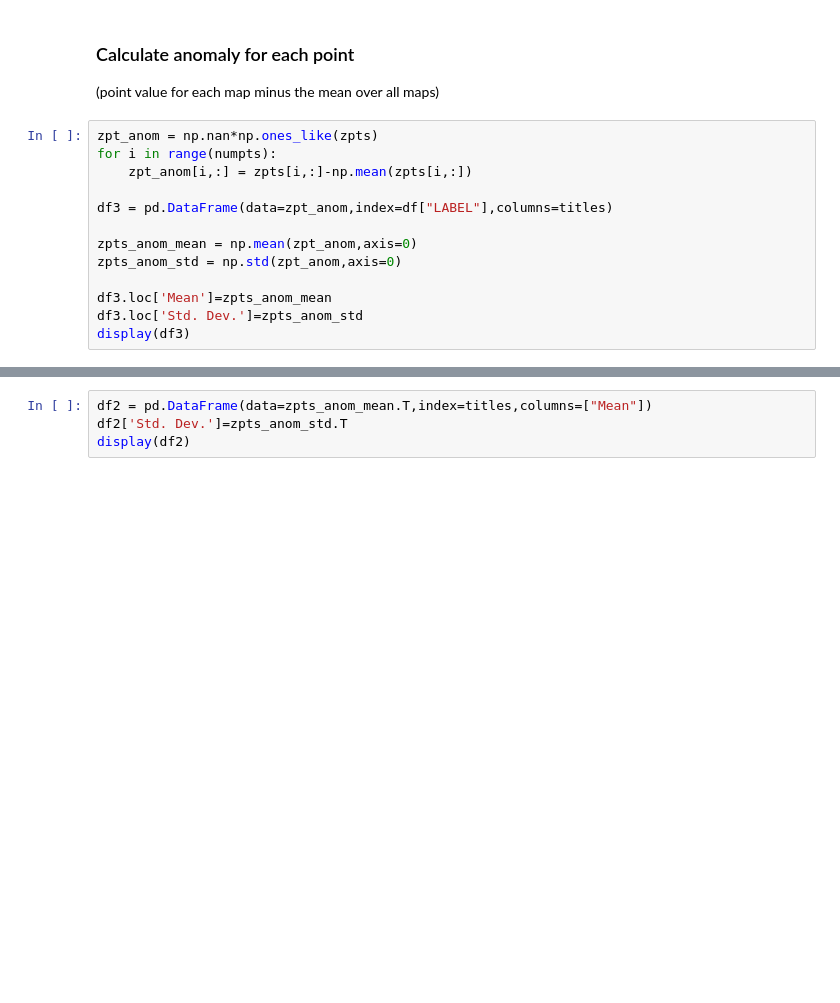
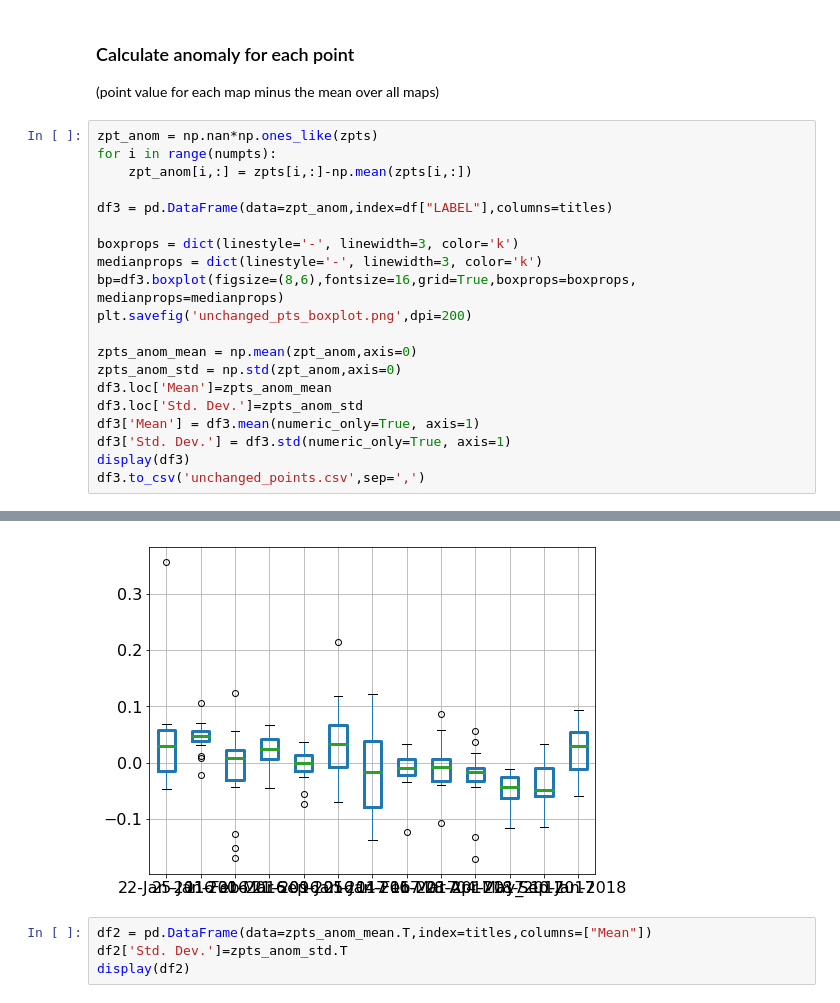
Before and after one commit to csherwood-usgs/Raster_calcs, a Jupyter notebook: Calc_Sandwich_Variance.ipynb, the cells around one changed output, grey strips where cells are left out. Cells and saved outputs as stored; diff of their text form; blank space fills up the shorter version.

```diff
--- a/Calc_Sandwich_Variance.ipynb
+++ b/Calc_Sandwich_Variance.ipynb
@@ -347,34 +347,42 @@ display(df_pts)
 zpt_anom = np.nan*np.ones_like(zpts)
 for i in range(numpts):
     zpt_anom[i,:] = zpts[i,:]-np.mean(zpts[i,:])
 
 df3 = pd.DataFrame(data=zpt_anom,index=df["LABEL"],columns=titles)
 
+boxprops = dict(linestyle='-', linewidth=3, color='k')
+medianprops = dict(linestyle='-', linewidth=3, color='k')
+bp=df3.boxplot(figsize=(8,6),fontsize=16,grid=True,boxprops=boxprops, medianprops=medianprops)
+plt.savefig('unchanged_pts_boxplot.png',dpi=200)
+
 zpts_anom_mean = np.mean(zpt_anom,axis=0)
 zpts_anom_std = np.std(zpt_anom,axis=0)
-
 df3.loc['Mean']=zpts_anom_mean
 df3.loc['Std. Dev.']=zpts_anom_std
+df3['Mean'] = df3.mean(numeric_only=True, axis=1)
+df3['Std. Dev.'] = df3.std(numeric_only=True, axis=1)
 display(df3)
+df3.to_csv('unchanged_points.csv',sep=',')
 # %% [output]
 |  | 22-Jan-2016 | 25-Jan-2016 | 11-Feb-2016 | 30-Mar-2016 | 21-Sep-2016 | 09-Jan-2017 | 25-Jan-2017 | ... |
 | LABEL |  |  |  |  |  |  |  | ... |
 | Lot 1 | 0.06 | 0.05 | 0.02 | 0.03 | -0.00 | 0.07 | -0.11 | ... |
 | Lot 2 | 0.04 | 0.05 | -0.03 | 0.03 | -0.01 | 0.06 | -0.11 | ... |
 | Boardwalk 1 | -0.04 | 0.05 | 0.05 | 0.03 | -0.01 | 0.12 | -0.02 | ... |
 | Lot 3 | 0.07 | 0.05 | -0.13 | 0.04 | 0.02 | 0.07 | -0.11 | ... |
 | Lot 4 | 0.06 | 0.04 | -0.15 | 0.01 | 0.03 | 0.02 | -0.08 | ... |
 | Lot 5 | 0.03 | 0.04 | -0.17 | 0.01 | 0.04 | -0.01 | -0.05 | ... |
 | Bare ground 1 | -0.05 | 0.04 | -0.04 | 0.01 | -0.01 | 0.03 | 0.05 | ... |
 | Boulder 1 | -0.02 | 0.01 | -0.01 | -0.02 | -0.02 | 0.02 | 0.08 | ... |
 | Boulder 2 | -0.01 | 0.05 | -0.03 | -0.02 | -0.01 | 0.03 | 0.12 | ... |
 | Boulder 3 | 0.05 | 0.03 | 0.01 | 0.07 | -0.02 | -0.05 | 0.03 | ... |
 | ... | ... | ... | ... | ... | ... | ... | ... | ... |
 | Sand 1 | 0.04 | 0.07 | -0.02 | -0.01 | -0.06 | 0.07 | -0.02 | ... |
 | Sand 2 | 0.00 | 0.06 | 0.01 | 0.02 | 0.01 | 0.04 | -0.02 | ... |
 | Sand 3 | -0.01 | 0.07 | 0.02 | 0.04 | -0.00 | 0.03 | -0.04 | ... |
 | Mean | 0.04 | 0.04 | -0.01 | 0.02 | -0.01 | 0.04 | -0.02 | ... |
 | Std. Dev. | 0.09 | 0.03 | 0.07 | 0.03 | 0.03 | 0.06 | 0.07 | ... |
+[figure, added]
 # %%
 df2 = pd.DataFrame(data=zpts_anom_mean.T,index=titles,columns=["Mean"])
 df2['Std. Dev.']=zpts_anom_std.T
```
Also changed, not shown: 1 other file.
